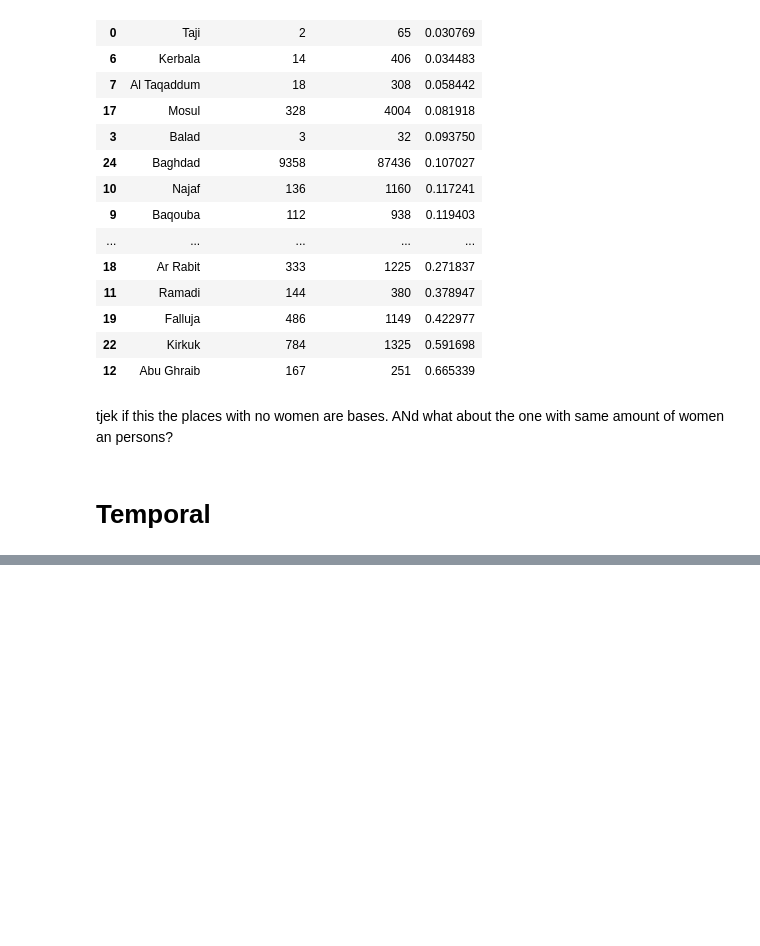
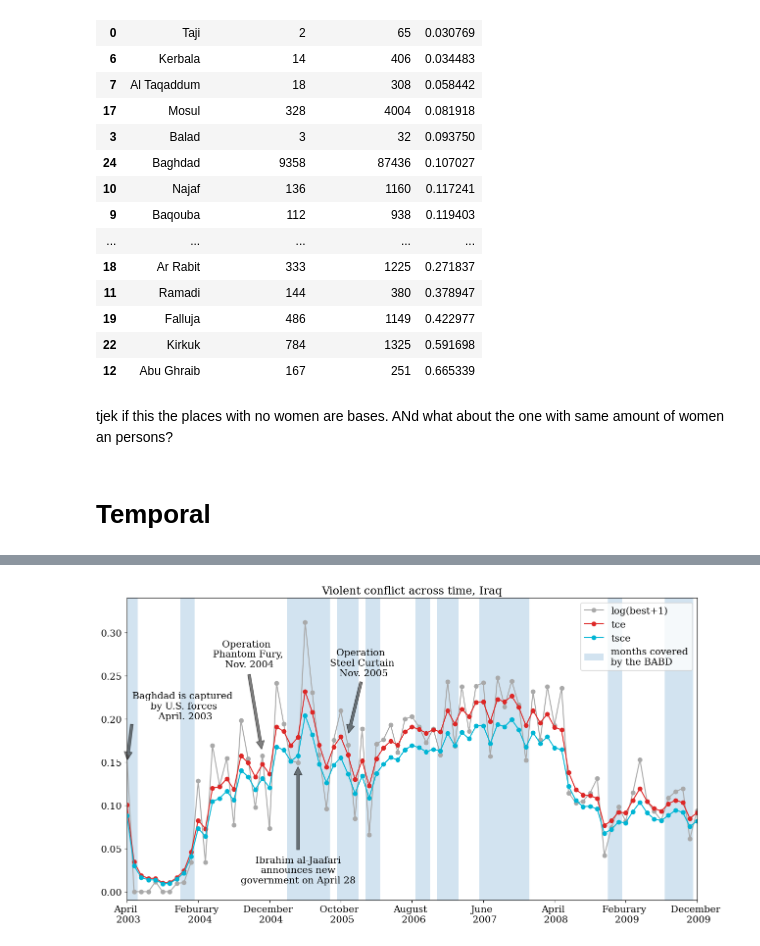
Before and after one commit to Polichinel/Detectron2, a Jupyter notebook: viz/viz_maps.ipynb, the cells around one changed output, grey strips where cells are left out. Saved outputs shown, nothing was run; the diff lists cells and outputs as text; code cells hidden in the pictures; blank space fills up the shorter version.

```diff
--- a/viz/viz_maps.ipynb
+++ b/viz/viz_maps.ipynb
@@ -610,0 +649,51 @@ plot_temporal_features()
+# %%
+plt.figure(figsize = [15,8])
+
+# Iraq, 652
+years = sorted(bodies_df['year'].unique())[:]
+sub_iraq  = ucdp_prio[(ucdp_prio['gwno'] == 645) & ucdp_prio['year'].isin(years)]
+
+x = list(sub_iraq.groupby('month_id').mean(numeric_only = True).index)
+
+plt.plot(x,sub_iraq.groupby('month_id').mean(numeric_only = True)['log_best'].values, '-o', color = 'darkgray', label = 'log(best+1)')
+plt.plot(x,np.clip(sub_iraq.groupby('month_id').mean(numeric_only = True)['tce'].values,0,None), '-o', color = '#dd2726', label = 'tce')
+plt.plot(x,np.clip(sub_iraq.groupby('month_id').mean(numeric_only = True)['tsce'].values,0,None), '-o', color = '#00b5d4', label = 'tsce')
+
+
+plt.annotate('Baghdad is captured \n by U.S. forces \n April. 2003', xy=(280, 0.15), xytext=(288, 0.2),
+            arrowprops=dict(facecolor='black', shrink=0.05, alpha = 0.5), fontsize = 14, horizontalalignment='center')
+
+plt.annotate('Operation \n Phantom Fury, \n Nov. 2004', xy=(299, 0.16), xytext=(297, 0.26),
+            arrowprops=dict(facecolor='black', shrink=0.05, alpha = 0.5), fontsize = 14, horizontalalignment='center')
+
+
+plt.annotate('Operation \n Steel Curtain \n Nov. 2005', xy=(311, 0.18), xytext=(313, 0.25),
+            arrowprops=dict(facecolor='black', shrink=0.05, alpha = 0.5), fontsize = 14, horizontalalignment='center')
+
+
+plt.annotate('Ibrahim al-Jaafari\nannounces new\ngovernment on April 28', xy=(304, 0.15), xytext=(304, 0.01),
+            arrowprops=dict(facecolor='black', shrink=0.05, alpha = 0.5), fontsize = 14, horizontalalignment='center')
+
+
+plt.bar(months_merge['month_id'].unique(), 0.4, width = 1, bottom = -0.01, color = 'C0', alpha  = 0.2, label = 'months covered\nby the BABD')
+#plt.bar(bodies_df['month_id'].unique(), 0.4, width = 1, bottom = -0.01, color = 'C1', alpha  = 0.2, label = 'months covered\nby the BABD')
+# so a couple of months have been discarded bacouse you are not sure..
+
+ticks_number = np.arange(280, 370, 10)
+ticks_name = ['April \n 2003', 'Feburary \n 2004', 'December \n 2004', 'October \n 2005', 'August \n 2006', 'June \n 2007', 'April \n 2008', 'Feburary \n 2009', 'December \n 2009']
+
+plt.xticks(ticks_number, ticks_name, fontsize = 14)
+plt.yticks(fontsize = 14)
+plt.xlim(280, 360)
+plt.ylim(-0.01, 0.34)
+
+plt.legend(fontsize = 14, loc = 'upper right')
+
+plt.title(f'Violent conflict across time, Iraq', fontsize = 16)
+
+fig_path = f'/home/simon/Documents/Bodies/figures/maps/introducing/trend2.png'
+plt.savefig(fig_path, bbox_inches="tight")
+
+plt.show()
+# %% [output]
+[figure, added]
```
Also changed, not shown: parts of 8 cells of this notebook, 1 other file.
